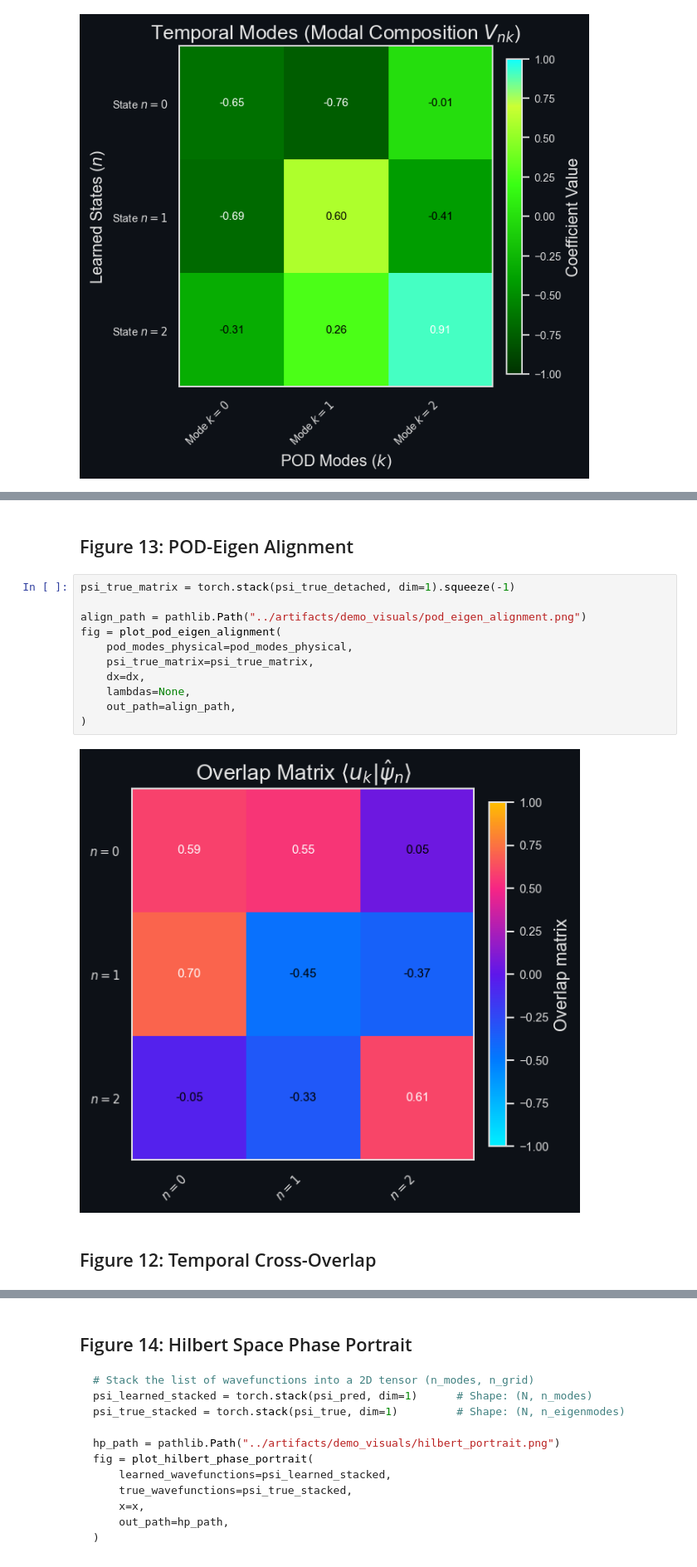
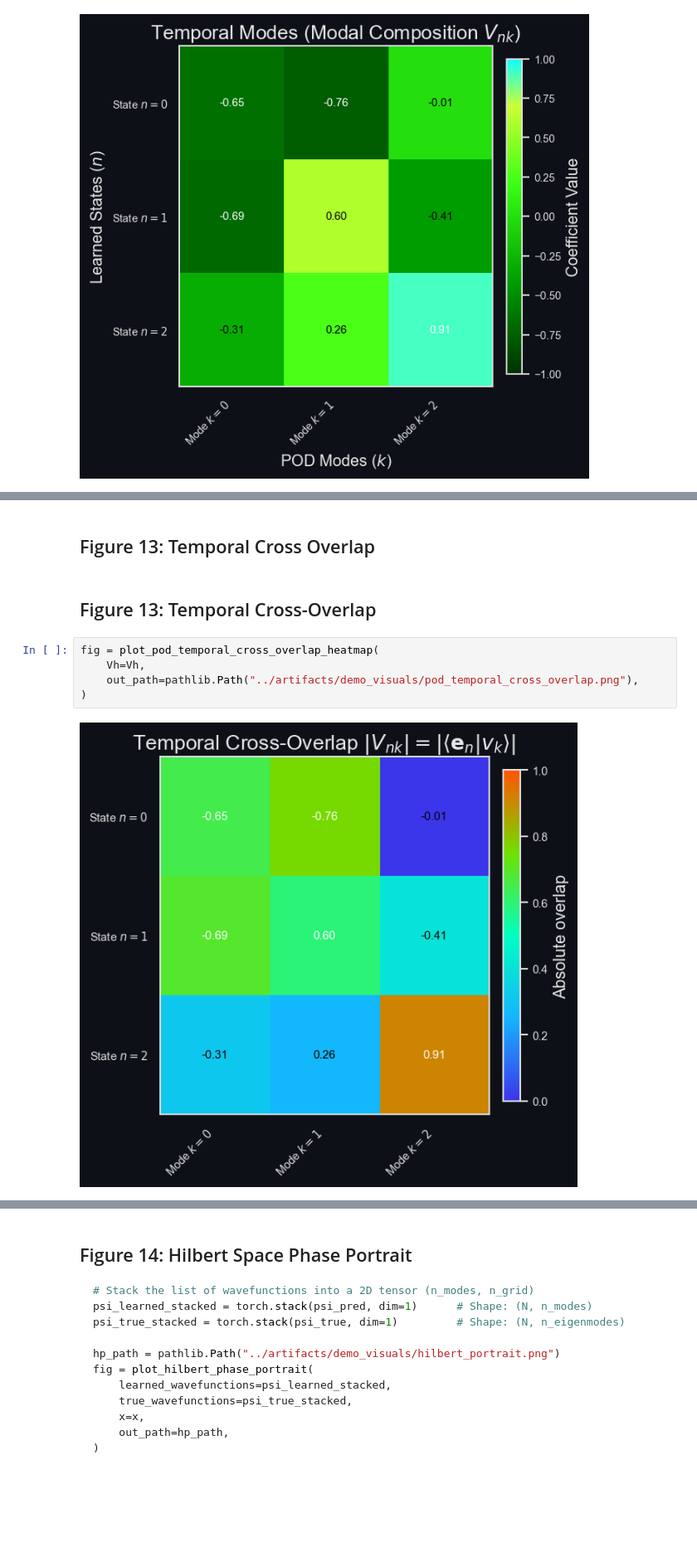
Before and after one commit to Scriber-Labs/lf-pinn-inverse-schrodinger, a Jupyter notebook: notebooks/demo.ipynb, the cells around one changed output, grey strips where cells are left out. Shown at 83% size. Cells and saved outputs as stored; diff of their text form; blank space fills up the shorter version.

Commit message:
updated figures indices

```diff
--- a/notebooks/demo.ipynb
+++ b/notebooks/demo.ipynb
@@ -583,17 +584,11 @@ fig = plot_pod_temporal_overlap_heatmap(
-# %% [markdown]
-## Figure 13: POD-Eigen Alignment
-# %%
-psi_true_matrix = torch.stack(psi_true_detached, dim=1).squeeze(-1)
-
-align_path = pathlib.Path("../artifacts/demo_visuals/pod_eigen_alignment.png")
-fig = plot_pod_eigen_alignment(
-    pod_modes_physical=pod_modes_physical,
-    psi_true_matrix=psi_true_matrix,
-    dx=dx,
-    lambdas=None,
-    out_path=align_path,
-)
-# %% [output]
-[figure, removed]
+# %% [markdown]
+## Figure 13: Temporal Cross Overlap
 # %% [markdown]
-## Figure 12: Temporal Cross-Overlap
+## Figure 13: Temporal Cross-Overlap
+# %%
+fig = plot_pod_temporal_cross_overlap_heatmap(
+    Vh=Vh,
+    out_path=pathlib.Path("../artifacts/demo_visuals/pod_temporal_cross_overlap.png"),
+)
+# %% [output]
+[figure, added]
```
Also changed, not shown: parts of 8 cells of this notebook, 2 other files.
